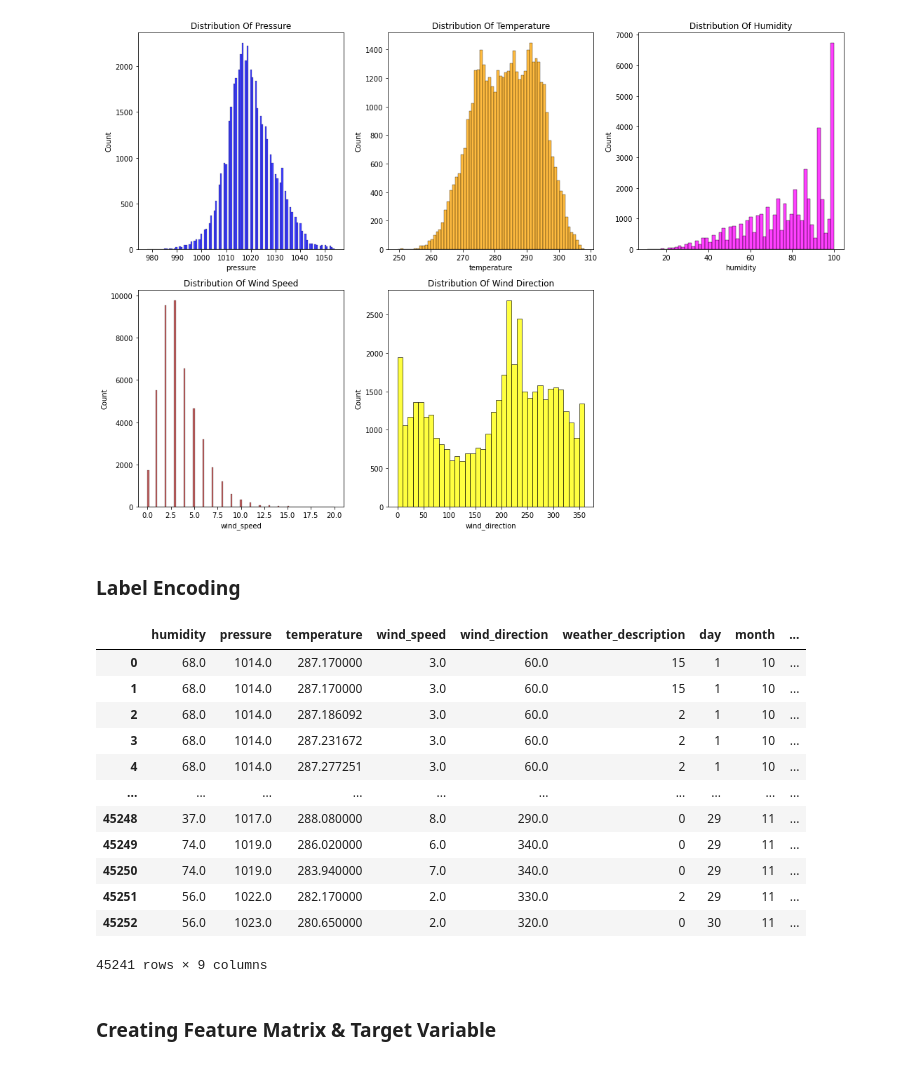
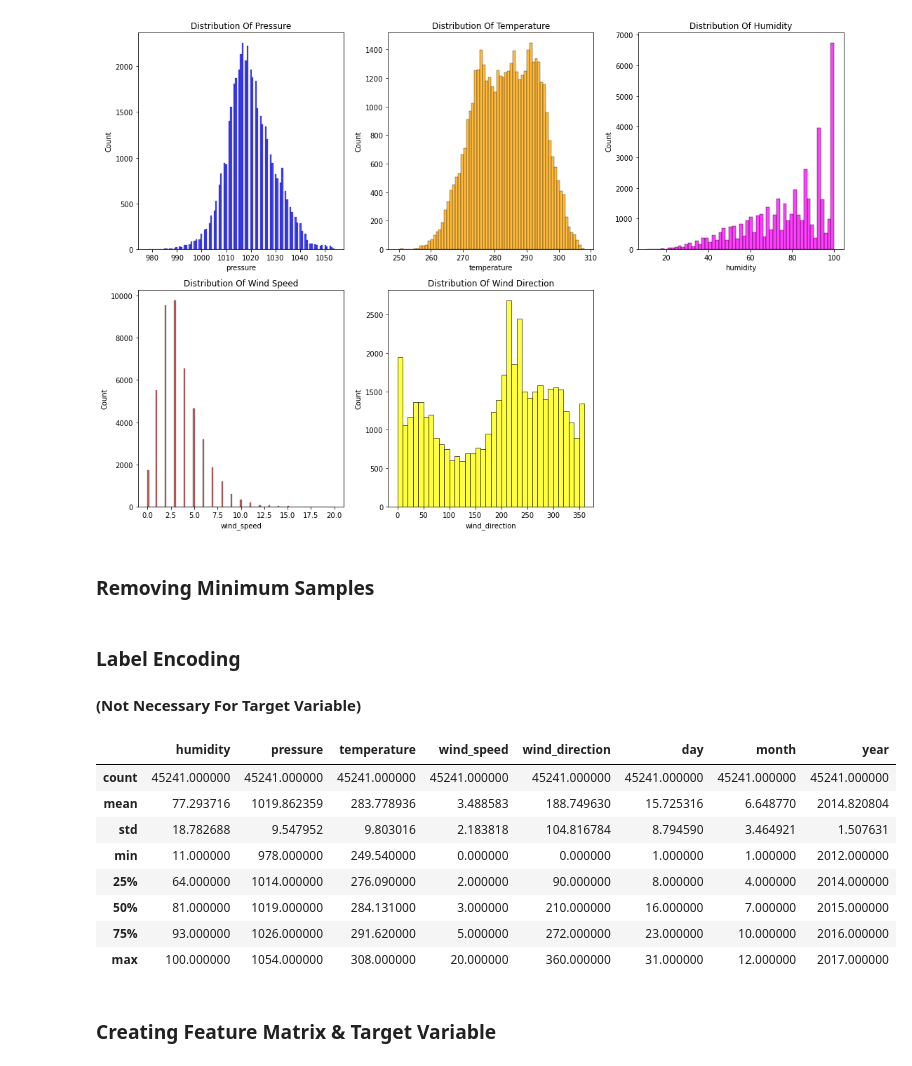
Before and after one commit to Ariyan-2007/Weather-Forecasting-Using-ML, a Jupyter notebook: Weather Forecasting Project.ipynb, the cells around one changed output. Saved outputs shown, nothing was run; the diff lists cells and outputs as text; code cells hidden in the pictures.

```diff
--- a/Weather Forecasting Project.ipynb
+++ b/Weather Forecasting Project.ipynb
@@ -277,6 +283,8 @@ plt.tight_layout()
 plt.show()
 # %% [output]
 [figure]
+# %% [markdown]
+### Removing Minimum Samples
 # %%
 frame = frame[frame.weather_description != 'freezing rain']
 
@@ -287,28 +295,46 @@ frame = frame[frame.weather_description != 'dust']
 frame = frame[frame.weather_description != 'heavy intensity drizzle']
 # %% [markdown]
 ### Label Encoding
+#### (Not Necessary For Target Variable)
 # %%
 # Creating encoder for categorical value of weather
-label_descr = LabelEncoder()
+#label_descr = LabelEncoder()
 
 # Transforming Column Into Encoded labels
-frame['weather_description'] = label_descr.fit_transform(frame['weather_description'])
+#frame['weather_description'] = label_descr.fit_transform(frame['weather_description'])
 
-frame
+#target = frame['weather_description'].value_counts()
+#targetX = pd.get_dummies(target.index).values.tolist()
+
+
+#data = pd.DataFrame({'weather_description': target.index, 'weather_description_enc': targetX})
+
+#data.index
+
+#target = OneHotEncoder().fit_transform(frame[['weather_description']]).toarray()
+#frame['weather_description']
+#target
+#targetX = LabelBinarizer().fit_transform(frame['weather_description'])
+#data = pd.DataFrame({'weather_description': target.index, 'weather_description_enc': targetX})
+#targetY = MultiLabelBinarizer().fit_transform(frame['weather_description'])
+#data
+#targetX
+#for i in frame.index:
+#   for j in data.index:
+#        if frame['weather_description'][i] == data['weather_description'][j]:
+#            frame['weather_description'][i] = data['weather_description_enc'][j]
-# %% [output]
-|  | humidity | pressure | temperature | wind_speed | wind_direction | weather_description | day | month | ... |
-| 0 | 68.0 | 1014.0 | 287.170000 | 3.0 | 60.0 | 15 | 1 | 10 | ... |
-| 1 | 68.0 | 1014.0 | 287.170000 | 3.0 | 60.0 | 15 | 1 | 10 | ... |
-| 2 | 68.0 | 1014.0 | 287.186092 | 3.0 | 60.0 | 2 | 1 | 10 | ... |
-| 3 | 68.0 | 1014.0 | 287.231672 | 3.0 | 60.0 | 2 | 1 | 10 | ... |
-| 4 | 68.0 | 1014.0 | 287.277251 | 3.0 | 60.0 | 2 | 1 | 10 | ... |
-| ... | ... | ... | ... | ... | ... | ... | ... | ... | ... |
-| 45248 | 37.0 | 1017.0 | 288.080000 | 8.0 | 290.0 | 0 | 29 | 11 | ... |
-| 45249 | 74.0 | 1019.0 | 286.020000 | 6.0 | 340.0 | 0 | 29 | 11 | ... |
-| 45250 | 74.0 | 1019.0 | 283.940000 | 7.0 | 340.0 | 0 | 29 | 11 | ... |
-| 45251 | 56.0 | 1022.0 | 282.170000 | 2.0 | 330.0 | 2 | 29 | 11 | ... |
-| 45252 | 56.0 | 1023.0 | 280.650000 | 2.0 | 320.0 | 0 | 30 | 11 | ... |
-45241 rows × 9 columns
+# %%
+frame.describe()
+# %% [output]
+|  | humidity | pressure | temperature | wind_speed | wind_direction | day | month | year |
+| count | 45241.000000 | 45241.000000 | 45241.000000 | 45241.000000 | 45241.000000 | 45241.000000 | 45241.000000 | 45241.000000 |
+| mean | 77.293716 | 1019.862359 | 283.778936 | 3.488583 | 188.749630 | 15.725316 | 6.648770 | 2014.820804 |
+| std | 18.782688 | 9.547952 | 9.803016 | 2.183818 | 104.816784 | 8.794590 | 3.464921 | 1.507631 |
+| min | 11.000000 | 978.000000 | 249.540000 | 0.000000 | 0.000000 | 1.000000 | 1.000000 | 2012.000000 |
+| 25% | 64.000000 | 1014.000000 | 276.090000 | 2.000000 | 90.000000 | 8.000000 | 4.000000 | 2014.000000 |
+| 50% | 81.000000 | 1019.000000 | 284.131000 | 3.000000 | 210.000000 | 16.000000 | 7.000000 | 2015.000000 |
+| 75% | 93.000000 | 1026.000000 | 291.620000 | 5.000000 | 272.000000 | 23.000000 | 10.000000 | 2016.000000 |
+| max | 100.000000 | 1054.000000 | 308.000000 | 20.000000 | 360.000000 | 31.000000 | 12.000000 | 2017.000000 |
 # %% [markdown]
 ### Creating Feature Matrix & Target Variable
 # %%
```
Also changed, not shown: parts of 10 cells of this notebook.
